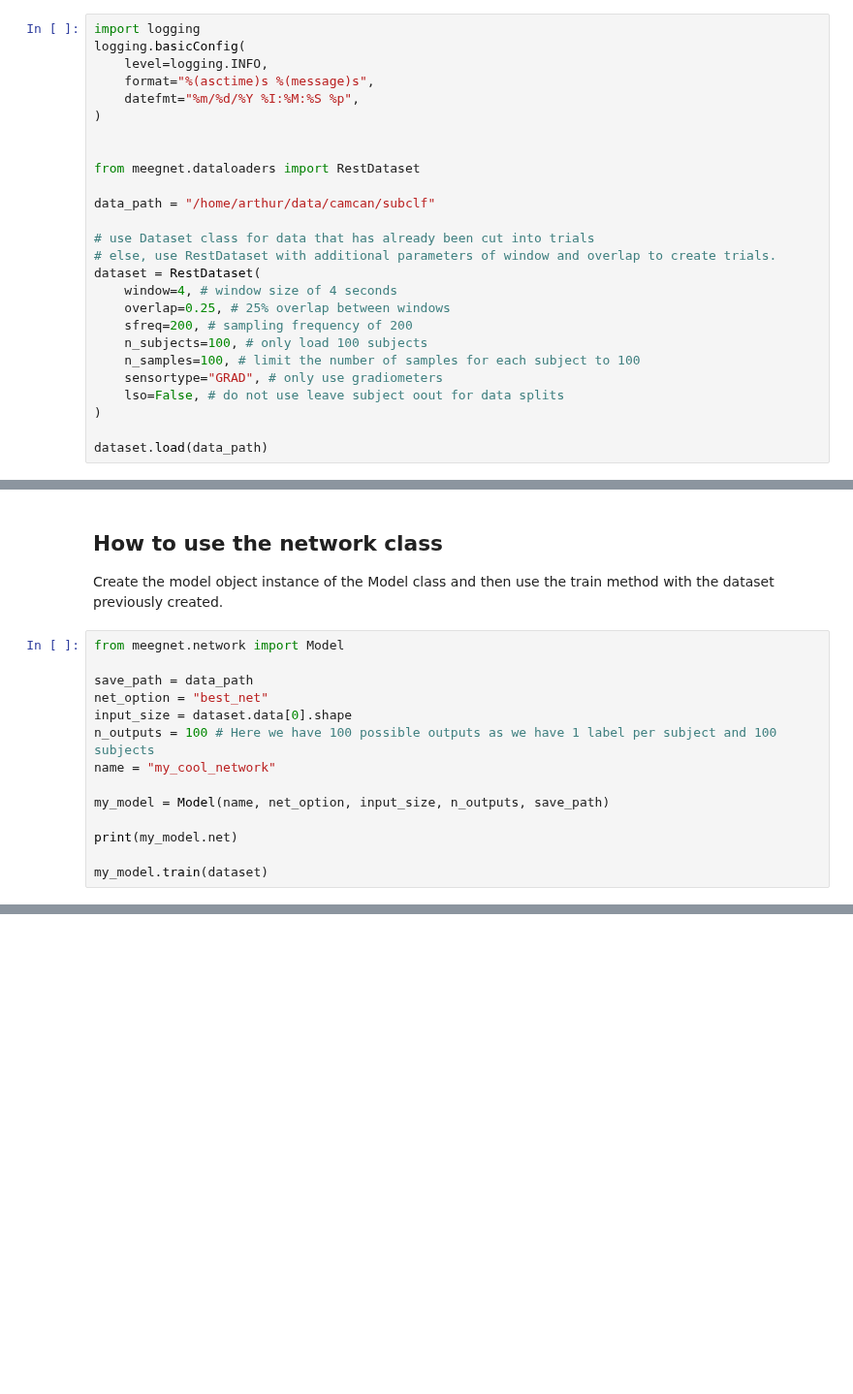
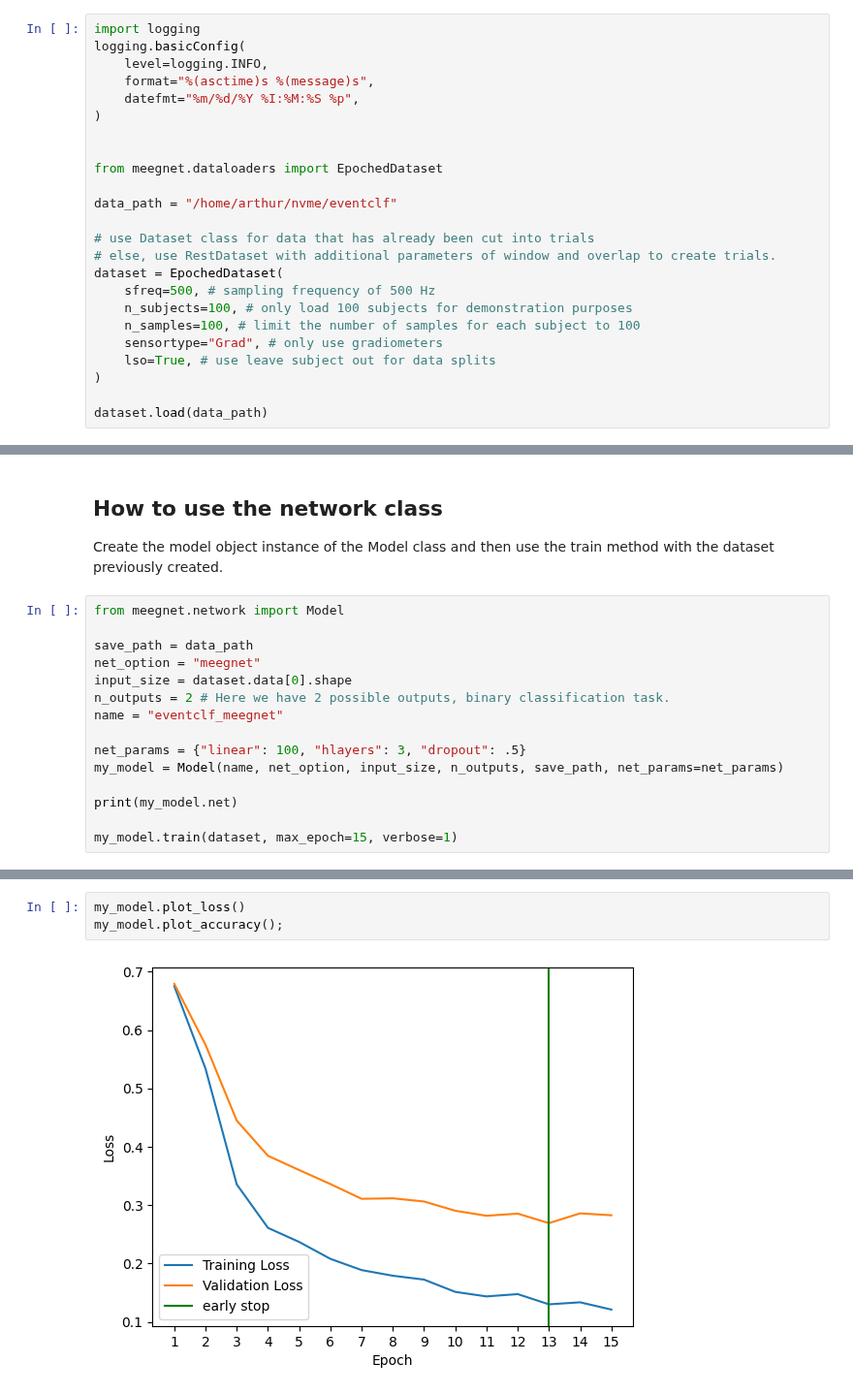
Before and after one commit to arthurdehgan/meegnet, a Jupyter notebook: docs/train_network.ipynb, the cells around one changed output, grey strips where cells are left out. Shown at 97% size. Saved outputs shown, nothing was run; the diff lists cells and outputs as text; blank space fills up the shorter version.

```diff
--- a/docs/train_network.ipynb
+++ b/docs/train_network.ipynb
@@ -13,20 +13,18 @@ logging.basicConfig(
 )
 
 
-from meegnet.dataloaders import RestDataset
+from meegnet.dataloaders import EpochedDataset
 
-data_path = "/home/arthur/data/camcan/subclf"
+data_path = "/home/arthur/nvme/eventclf"
 
 # use Dataset class for data that has already been cut into trials
 # else, use RestDataset with additional parameters of window and overlap to create trials.
-dataset = RestDataset(
-    window=4, # window size of 4 seconds
-    overlap=0.25, # 25% overlap between windows
-    sfreq=200, # sampling frequency of 200
-    n_subjects=100, # only load 100 subjects
+dataset = EpochedDataset(
+    sfreq=500, # sampling frequency of 500 Hz
+    n_subjects=100, # only load 100 subjects for demonstration purposes
     n_samples=100, # limit the number of samples for each subject to 100
-    sensortype="GRAD", # only use gradiometers
-    lso=False, # do not use leave subject oout for data splits
+    sensortype="Grad", # only use gradiometers
+    lso=True, # use leave subject out for data splits
 )
 
 dataset.load(data_path)
@@ -51,14 +38,15 @@ Create the model object instance of the Model class and then use the train metho
 from meegnet.network import Model
 
 save_path = data_path
-net_option = "best_net"
+net_option = "meegnet"
 input_size = dataset.data[0].shape
-n_outputs = 100 # Here we have 100 possible outputs as we have 1 label per subject and 100 subjects
-name = "my_cool_network"
+n_outputs = 2 # Here we have 2 possible outputs, binary classification task.
+name = "eventclf_meegnet"
 
-my_model = Model(name, net_option, input_size, n_outputs, save_path)
+net_params = {"linear": 100, "hlayers": 3, "dropout": .5}
+my_model = Model(name, net_option, input_size, n_outputs, save_path, net_params=net_params)
 
 print(my_model.net)
 
-my_model.train(dataset)
+my_model.train(dataset, max_epoch=15, verbose=1)
 # %% [output]
@@ -99,0 +80,5 @@ my_net(
+# %%
+my_model.plot_loss()
+my_model.plot_accuracy();
+# %% [output]
+[figure, added]
```
Also changed, not shown: parts of 14 cells of this notebook.
